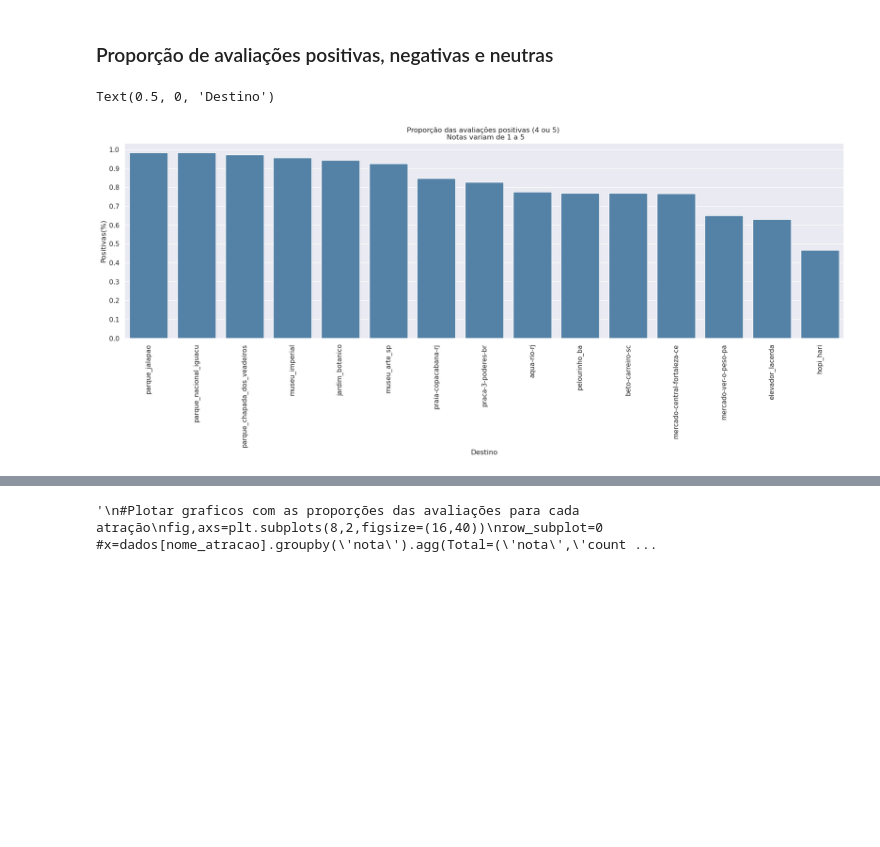
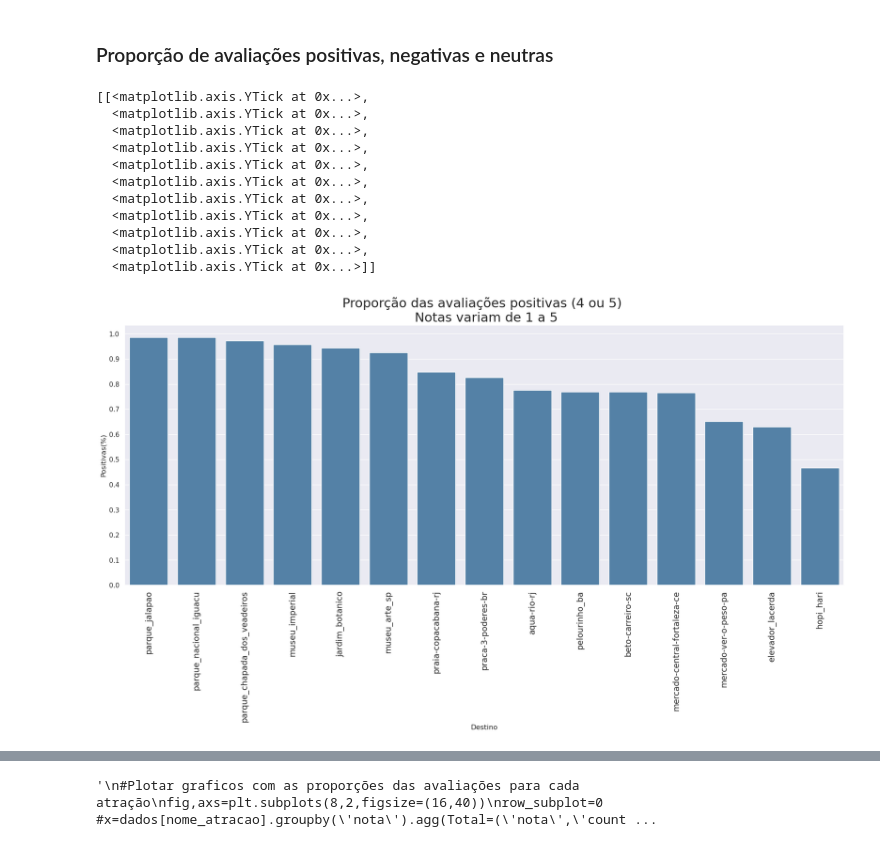
Before and after one commit to RodolfoPCruz/trip_advisor, a Jupyter notebook: trip_advisor.ipynb, the cells around one changed output, grey strips where cells are left out. Saved outputs shown, nothing was run; the diff lists cells and outputs as text; code cells hidden in the pictures; blank space fills up the shorter version.

Commit message:
Remocao de acentos, correção dos gráficos e média das notas

```diff
--- a/trip_advisor.ipynb
+++ b/trip_advisor.ipynb
@@ -100,0 +106,7 @@ beto-carreiro-sc : 0
+# %%
+dados_nota_media={}
+for destino in nomes_destinos:
+    dados_nota_media[destino]=dados[destino]['nota'].mean()
+dados_nota_media=pd.DataFrame.from_dict(dados_nota_media,orient='index').rename(columns={0:'Nota_Média'}).sort_values(by='Nota_Média',ascending=False)
+dados_nota_media.index.rename('Destino',inplace=True)
+dados_nota_media
@@ -176,17 +214,27 @@ pos_neutra_neg.columns=['Negativas(%)',
                         'Positivas(%)']
 
 pos_neutra_neg.sort_values(by=['Positivas(%)'],ascending=False,inplace=True)
+pos_neutra_neg.index.rename('Destino',inplace=True)
 # %%
 # Criação de gráfico para comparação entre a proporção das avaliações positivas
-plt.figure(figsize=(22,6))
+plt.figure(figsize=(22,8))
 sns.set_theme(style='darkgrid')
-plt.xticks(rotation=90)
-plt.title('Proporção das avaliações positivas (4 ou 5) \n Notas variam de 1 a 5')
+plt.xticks(rotation=90,fontsize=14)
+plt.title('Proporção das avaliações positivas (4 ou 5) \n Notas variam de 1 a 5',fontsize=22)
 g=sns.barplot(pos_neutra_neg.sort_values(by=['Positivas(%)'],ascending=False,inplace=True),x=pos_neutra_neg.index,y=pos_neutra_neg['Positivas(%)'],color='steelblue')
 g.set(yticks=np.arange(0,1.1,0.1))
-plt.xlabel('Destino')
 # %% [output]
-Text(0.5, 0, 'Destino')
+[[<matplotlib.axis.YTick at 0x...>,
+  <matplotlib.axis.YTick at 0x...>,
+  <matplotlib.axis.YTick at 0x...>,
+  <matplotlib.axis.YTick at 0x...>,
+  <matplotlib.axis.YTick at 0x...>,
+  <matplotlib.axis.YTick at 0x...>,
+  <matplotlib.axis.YTick at 0x...>,
+  <matplotlib.axis.YTick at 0x...>,
+  <matplotlib.axis.YTick at 0x...>,
+  <matplotlib.axis.YTick at 0x...>,
+  <matplotlib.axis.YTick at 0x...>]]
-[figure, old version]
+[figure, new version]
 # %%
 # Criação de gráfico para comparação entre a proporção das avaliações neutras
```
Also changed, not shown: parts of 57 cells of this notebook.
